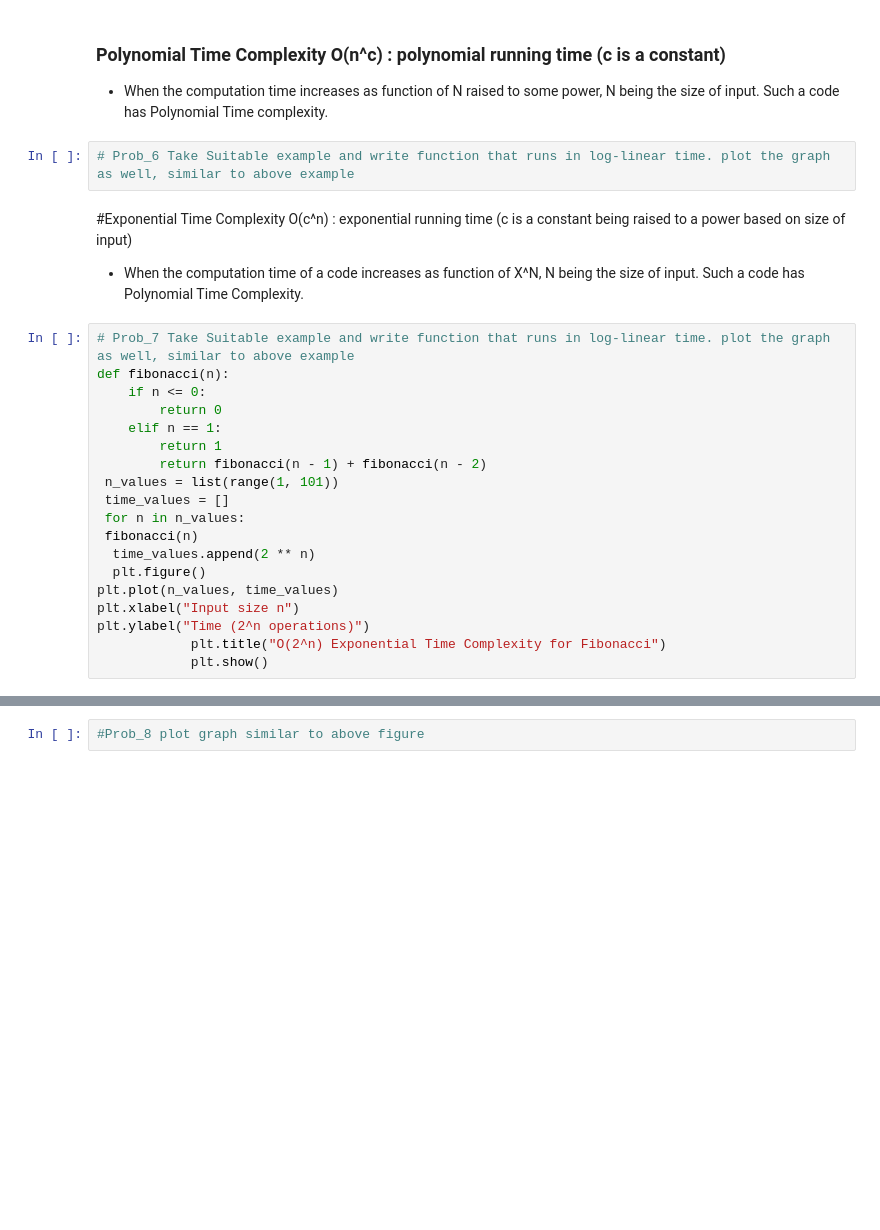
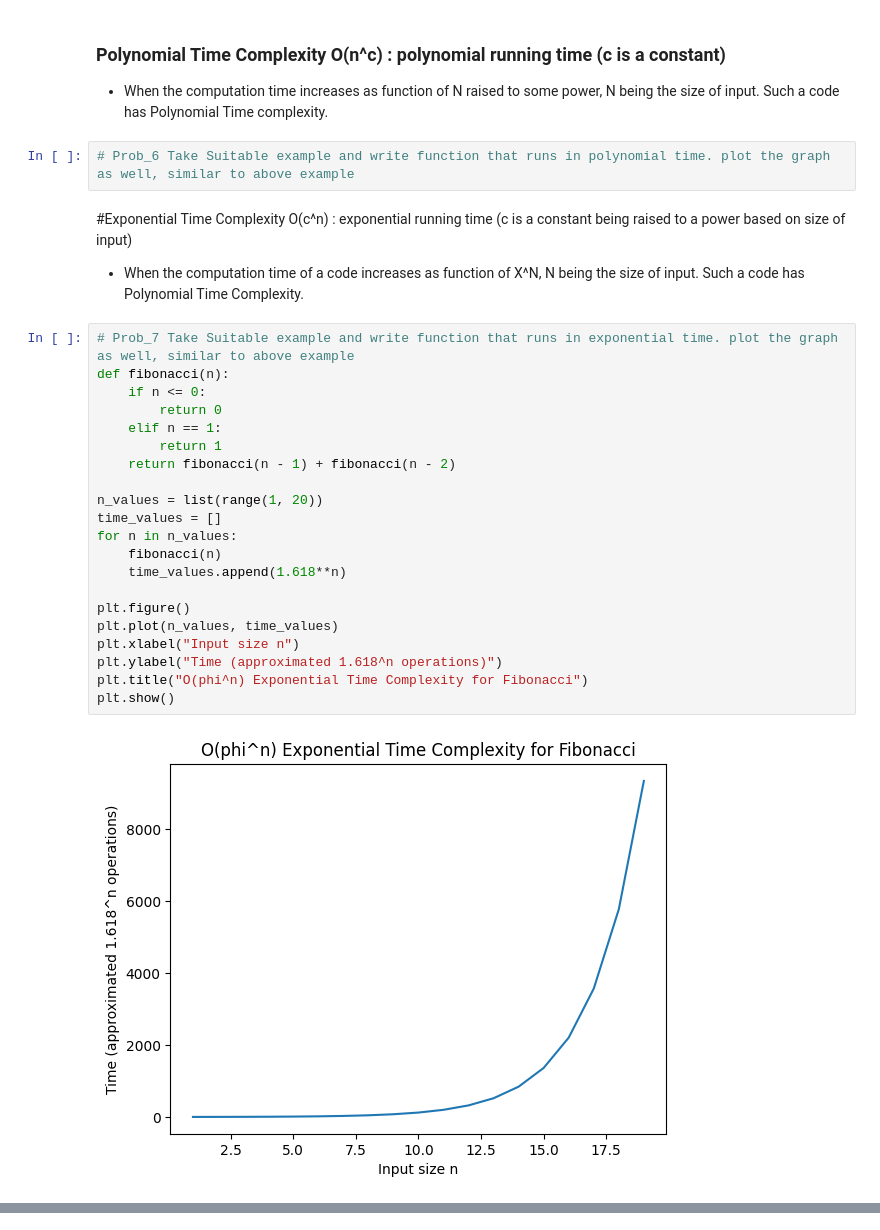
Before and after one commit to kritt17/APS, a Jupyter notebook: Lab_3_Growth_of_function.ipynb, the cells around one changed output, grey strips where cells are left out. Cells and saved outputs as stored; diff of their text form; blank space fills up the shorter version.

```diff
--- a/Lab_3_Growth_of_function.ipynb
+++ b/Lab_3_Growth_of_function.ipynb
@@ -184,30 +183,34 @@ plt.show()
 
 * When the computation time increases as function of N raised to some power, N being the size of input. Such a code has Polynomial Time complexity.
 # %%
-# Prob_6 Take Suitable example and write function that runs in log-linear time. plot the graph as well, similar to above example
+# Prob_6 Take Suitable example and write function that runs in polynomial time. plot the graph as well, similar to above example
 # %% [markdown]
 #Exponential Time Complexity O(c^n) : exponential running time (c is a constant being raised to a power based on size of input)
 
 * When the computation time of a code increases as function of X^N, N being the size of input. Such a code has Polynomial Time Complexity.
 # %%
-# Prob_7 Take Suitable example and write function that runs in log-linear time. plot the graph as well, similar to above example
+# Prob_7 Take Suitable example and write function that runs in exponential time. plot the graph as well, similar to above example
 def fibonacci(n):
     if n <= 0:
         return 0
     elif n == 1:
         return 1
-        return fibonacci(n - 1) + fibonacci(n - 2)
- n_values = list(range(1, 101))
- time_values = []
- for n in n_values:
- fibonacci(n)
-  time_values.append(2 ** n)
-  plt.figure()
+    return fibonacci(n - 1) + fibonacci(n - 2)
+
+n_values = list(range(1, 20))
+time_values = []
+for n in n_values:
+    fibonacci(n)
+    time_values.append(1.618**n)
+
+plt.figure()
 plt.plot(n_values, time_values)
 plt.xlabel("Input size n")
-plt.ylabel("Time (2^n operations)")
-            plt.title("O(2^n) Exponential Time Complexity for Fibonacci")
-            plt.show()
+plt.ylabel("Time (approximated 1.618^n operations)")
+plt.title("O(phi^n) Exponential Time Complexity for Fibonacci")
+plt.show()
+# %% [output]
+[figure, added]
 # %% [markdown]
 #Importing required packages. plot graph similar to given figure
 
@@ -215,5 +218,3 @@ plt.ylabel("Time (2^n operations)")
 
 
 ![1.png](embedded-picture-1)
-# %%
-#Prob_8 plot graph similar to above figure
```
Also changed, not shown: parts of 3 cells of this notebook.
